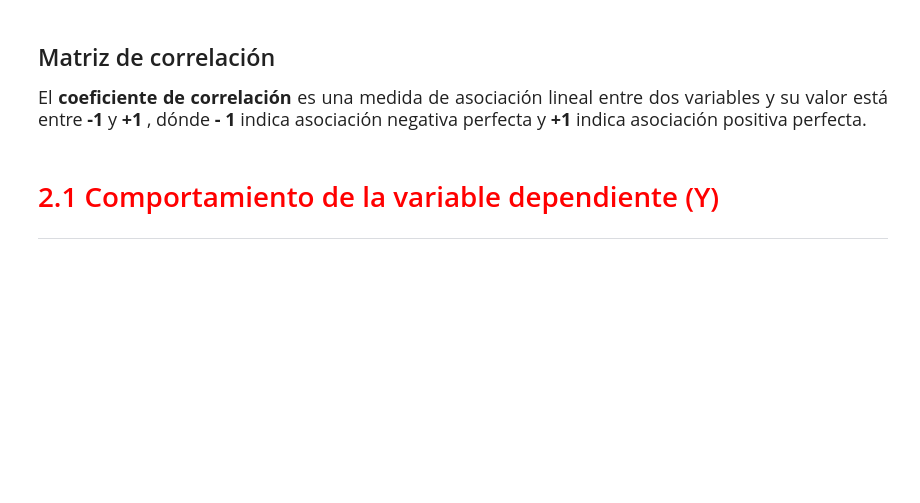
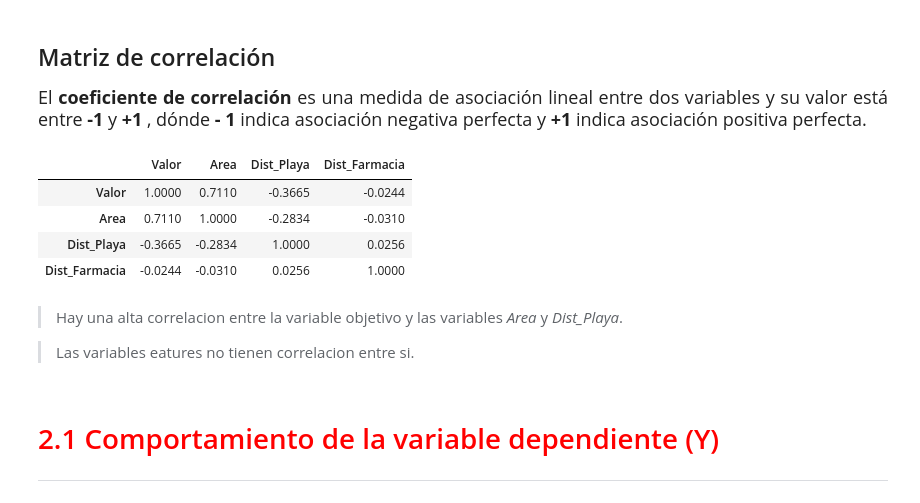
Before and after one commit to jbernalg/ALURA_Data_Science, a Jupyter notebook: Estadistica_ML/RL_Avanzada/Regresion_Lineal_II.ipynb, the cells around one changed output. Cells and saved outputs as stored; diff of their text form; code cells hidden in the pictures; blank space fills up the shorter version.

```diff
--- a/Estadistica_ML/RL_Avanzada/Regresion_Lineal_II.ipynb
+++ b/Estadistica_ML/RL_Avanzada/Regresion_Lineal_II.ipynb
@@ -42,6 +69,18 @@ import pandas as pd
 ## Matriz de correlación
 
 <p style='font-size: 18px; line-height: 2; margin: 10px 50px; text-align: justify;'>El <b> coeficiente de correlación </b> es una medida de asociación lineal entre dos variables y su valor está entre <b> -1 </b> y <b> +1 </b>, dónde <b> - 1 </b> indica asociación negativa perfecta y <b> +1 </b> indica asociación positiva perfecta.</p>
+# %%
+datos.corr().round(4)
+# %% [output]
+|  | Valor | Area | Dist_Playa | Dist_Farmacia |
+| Valor | 1.0000 | 0.7110 | -0.3665 | -0.0244 |
+| Area | 0.7110 | 1.0000 | -0.2834 | -0.0310 |
+| Dist_Playa | -0.3665 | -0.2834 | 1.0000 | 0.0256 |
+| Dist_Farmacia | -0.0244 | -0.0310 | 0.0256 | 1.0000 |
+# %% [markdown]
+> Hay una alta correlacion entre la variable objetivo y las variables _Area_ y _Dist_Playa_.
+
+> Las variables eatures no tienen correlacion entre si.
 # %% [markdown]
 # <font color='red' style='font-size: 30px;'>2.1 Comportamiento de la variable dependiente (Y)</font>
 <hr style='border: 2px solid red;'>
```
Also changed, not shown: parts of 4 cells of this notebook.
